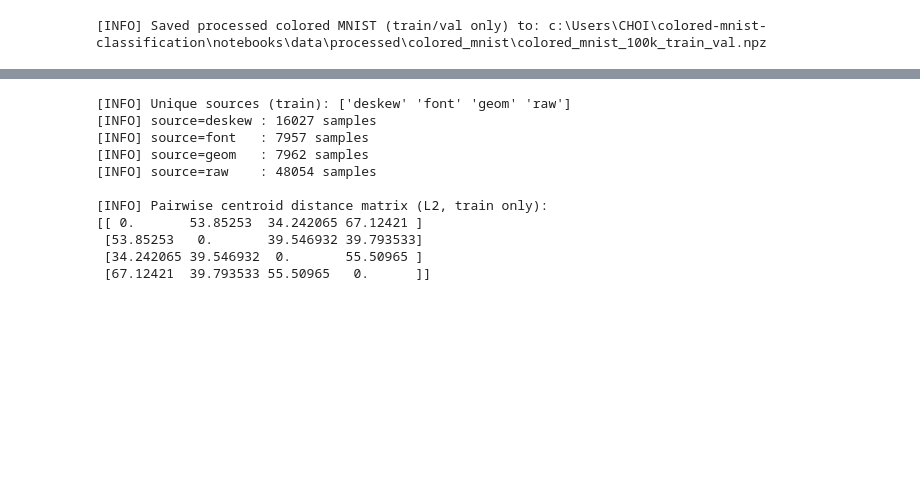
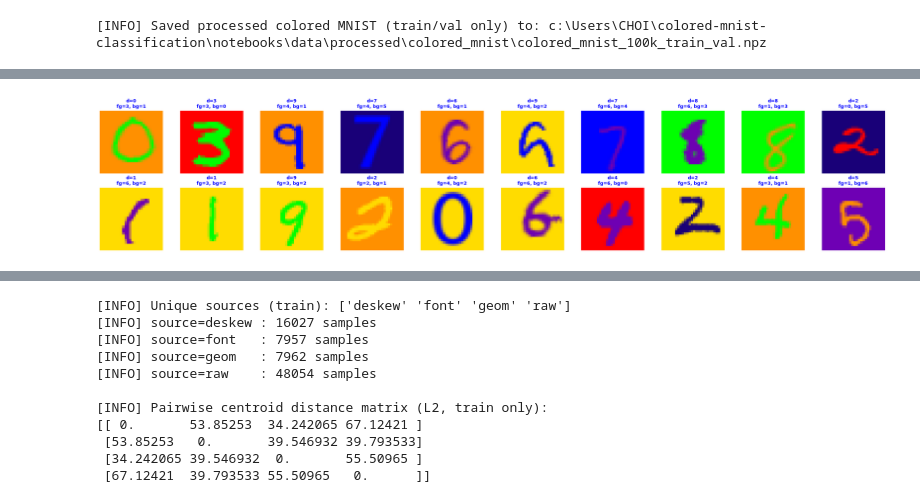
Before and after one commit to ML-SSU-2025/colored-mnist-classification, a Jupyter notebook: notebooks/01_preprocessing_colored_mnist.ipynb, the cells around one changed output, grey strips where cells are left out. Cells and saved outputs as stored; diff of their text form; code cells hidden in the pictures; blank space fills up the shorter version.

```diff
--- a/notebooks/01_preprocessing_colored_mnist.ipynb
+++ b/notebooks/01_preprocessing_colored_mnist.ipynb
@@ -1147,0 +1033,85 @@ plot_tsne_original_mnist(X_raw, y_raw, n_samples=3000)
+# %%
+import numpy as np
+import matplotlib.pyplot as plt
+
+# ==========================================
+# Colored MNIST용 데이터 품질 점검 함수
+#   - X: (N, 2352) or (N, 28, 28, 3)
+#   - y_digit: (N,) 0~9 숫자 라벨
+#   - y_fg, y_bg: (선택) foreground / background color index
+# ==========================================
+def inspect_colored_mnist(
+    X,
+    y_digit,
+    y_fg=None,
+    y_bg=None,
+    num_samples=20
+):
+    print("===== [1. 정규화(Normalization) / 범위 체크] =====")
+    print(f"데이터 형태(Shape): {X.shape}")
+    print(f"전체 데이터 최소값(Min): {X.min():.4f}")
+    print(f"전체 데이터 최대값(Max): {X.max():.4f}")
+
+    # 정규화 상태 진단
+    if X.max() > 1.0 + 1e-6:
+        print("⚠️ 경고: 데이터 최대값이 1보다 큽니다 (예: 255).")
+        print("   -> 현재 값 범위는 아마 0~255일 가능성이 큽니다.")
+        print("   -> SVM / KNN / 트리 기반 모델 학습 전에는 0~1 스케일링이나 표준화(standardization)를 권장합니다.")
+    elif X.min() < -1e-6:
+        print("ℹ️ 참고: 데이터에 음수 값이 있습니다. (StandardScaler 등을 적용한 경우 정상일 수 있음)")
+    else:
+        print("✅ 확인: 데이터가 0 ~ 1 근처 범위로 보입니다.")
+
+    print("\n===== [2. 이미지 시각화 (RGB, 라벨 매칭 체크)] =====")
+    print("무작위로 컬러 샘플을 출력합니다.")
+    print("1) 숫자 라벨(y_digit)과 실제 그림이 일치하는지 확인하세요.")
+    print("2) 색 조합(fg/bg)이 의도대로 나오는지도 같이 확인하세요.\n")
+
+    N = len(X)
+    num_samples = min(num_samples, N)
+    idxs = np.random.choice(N, size=num_samples, replace=False)
+
+    cols = min(10, num_samples)
+    rows = int(np.ceil(num_samples / cols))
+    plt.figure(figsize=(2.2 * cols, 2.2 * rows))
+
+    for i, idx in enumerate(idxs):
+        plt.subplot(rows, cols, i + 1)
+
+        img = X[idx]
+
+        # (N, 2352) → (28, 28, 3) 복원
+        if img.ndim == 1:
+            # 28*28*3 = 2352 가정
+            side = 28
+            img = img.reshape(side, side, 3)
+        elif img.ndim == 3 and img.shape[2] == 3:
+            # 이미 (H,W,3)인 경우 그대로 사용
+            pass
+        else:
+            raise ValueError(f"지원하지 않는 이미지 shape: {img.shape}")
+
+        # 시각화용 타입/스케일 변환
+        if img.max() > 1.0 + 1e-6:
+            img_vis = img.astype(np.uint8)  # 0~255 그대로
+        else:
+            img_vis = (img * 255).clip(0, 255).astype(np.uint8)
+
+        plt.imshow(img_vis)
+        title = f"d={y_digit[idx]}"
+
+        # fg/bg color index가 있으면 제목에 같이 표시
+        if y_fg is not None and y_bg is not None:
+            title += f"\nfg={y_fg[idx]}, bg={y_bg[idx]}"
+
+        plt.title(title, fontsize=9, color='blue', fontweight='bold')
+        plt.axis('off')
+
+    plt.tight_layout()
+    plt.show()
+
+# 사용 예시 (너의 코드 기준)
+inspect_colored_mnist(X_train, y_digit_train, y_fg_train, y_bg_train)
+# 또는 fg/bg 안 쓸 거면
+# inspect_colored_mnist(X_train, y_digit_train)
+# %% [output]
@@ -1147,0 +1130 @@ plot_tsne_original_mnist(X_raw, y_raw, n_samples=3000)
+[figure, added]
```
Also changed, not shown: parts of 5 cells of this notebook.
